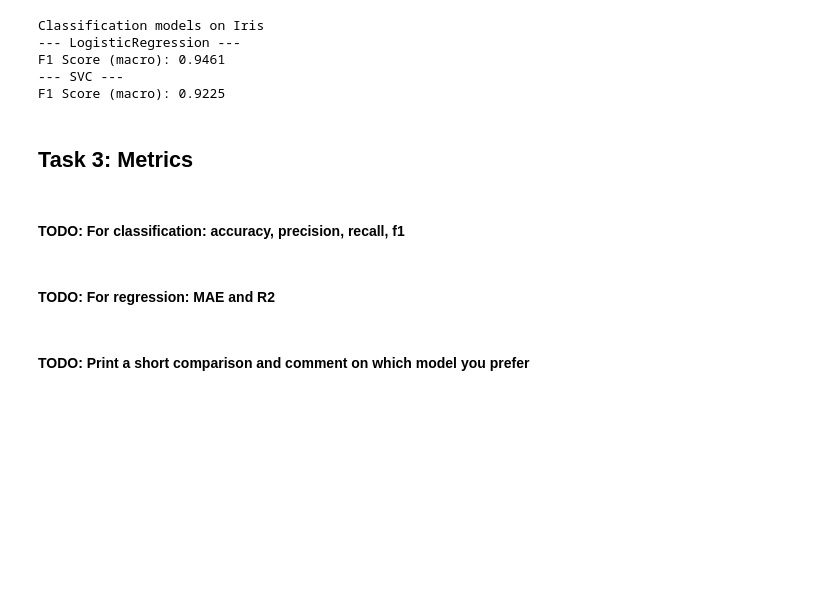
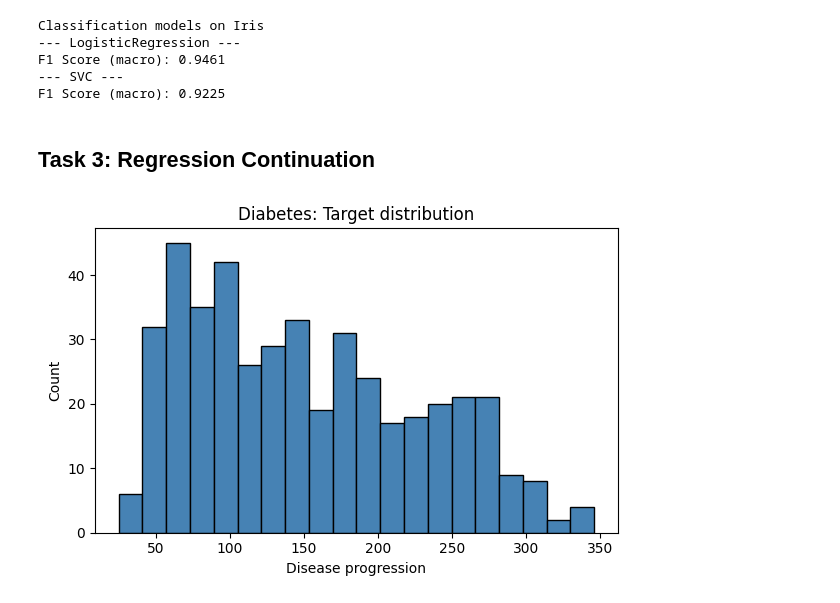
Before and after one commit to kevinbrunomlops/ML-Frameworks, a Jupyter notebook: L4/assignment4.ipynb, the cells around one changed output. Cells and saved outputs as stored; diff of their text form; code cells hidden in the pictures; blank space fills up the shorter version.

```diff
--- a/L4/assignment4.ipynb
+++ b/L4/assignment4.ipynb
@@ -170,10 +171,26 @@ F1 Score (macro): 0.9461
 --- SVC ---
 F1 Score (macro): 0.9225
 # %% [markdown]
-## Task 3: Metrics
+## Task 3: Regression Continuation
-# %% [markdown]
-#### TODO: For classification: accuracy, precision, recall, f1
-# %% [markdown]
-#### TODO: For regression: MAE and R2
-# %% [markdown]
-#### TODO: Print a short comparison and comment on which model you prefer
+# %%
+# PREP: Doing the same as above, but for another dataset
+
+# Regression dataset: Diabetes
+diabetes = load_diabetes()
+X_reg = diabetes.data
+y_reg = diabetes.target
+
+X_reg_train, X_reg_test, y_reg_train, y_reg_test = train_test_split(
+    X_reg, y_reg, test_size=0.2, random_state=42
+)
+
+# Diabetes: histogram of target values
+plt.figure(figsize=(6, 4))
+plt.hist(y_reg, bins=20, color="steelblue", edgecolor="black")
+plt.title("Diabetes: Target distribution")
+plt.xlabel("Disease progression")
+plt.ylabel("Count")
+plt.tight_layout()
+plt.show()
+# %% [output]
+[figure, added]
```
Also changed, not shown: parts of 2 cells of this notebook.
